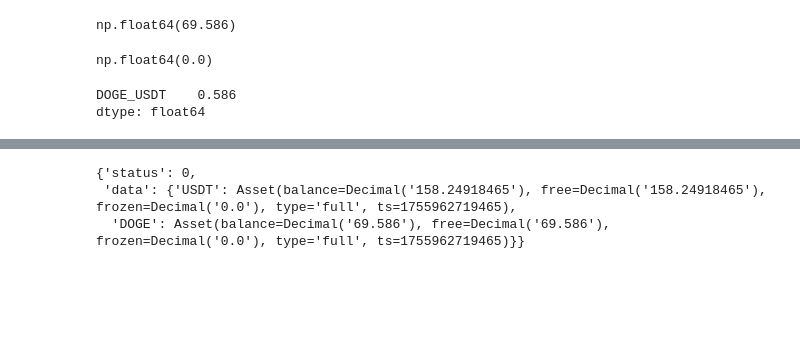
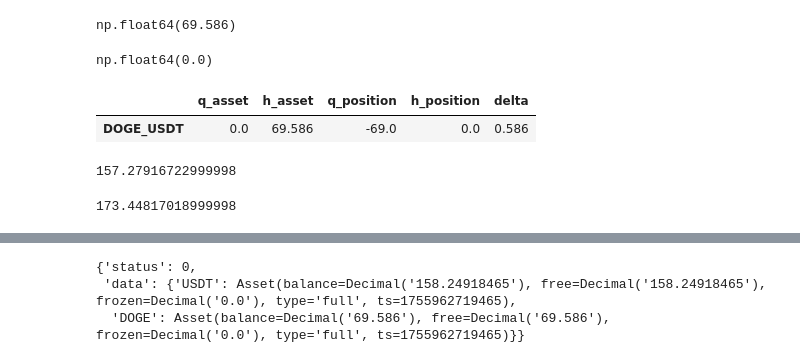
Before and after one commit to yttty/trade_spec, a Jupyter notebook: notebooks/exli/test-exli.ipynb, the cells around one changed output, grey strips where cells are left out. Cells and saved outputs as stored; diff of their text form; code cells hidden in the pictures; blank space fills up the shorter version.

```diff
--- a/notebooks/exli/test-exli.ipynb
+++ b/notebooks/exli/test-exli.ipynb
@@ -55,8 +53,18 @@ delta_sr = await legs_mngr.get_arb_delta()
-# %%
-delta_sr[delta_sr != 0]
-# %% [output]
-DOGE_USDT    0.586
-dtype: float64
+# %%
+holdings, usdt_total, total_equity = await legs_mngr.get_arb_holdings(drop_zero_holdings=True)
+# %%
+holdings
+# %% [output]
+|  | q_asset | h_asset | q_position | h_position | delta |
+| DOGE_USDT | 0.0 | 69.586 | -69.0 | 0.0 | 0.586 |
+# %%
+usdt_total
+# %% [output]
+157.27916722999998
+# %%
+total_equity
+# %% [output]
+173.44817018999998
 # %%
 cli = legs_mngr.get_client(LegType.QUOTE)
 # %%
```
Also changed, not shown: parts of 5 cells of this notebook.
